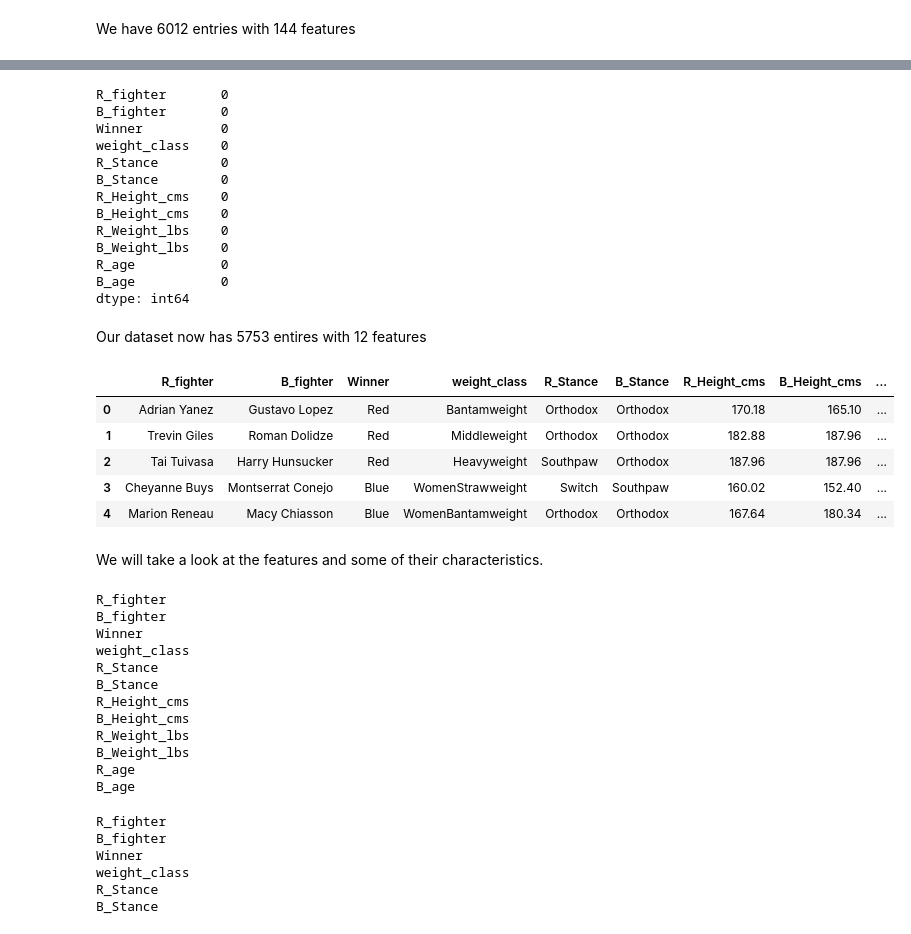
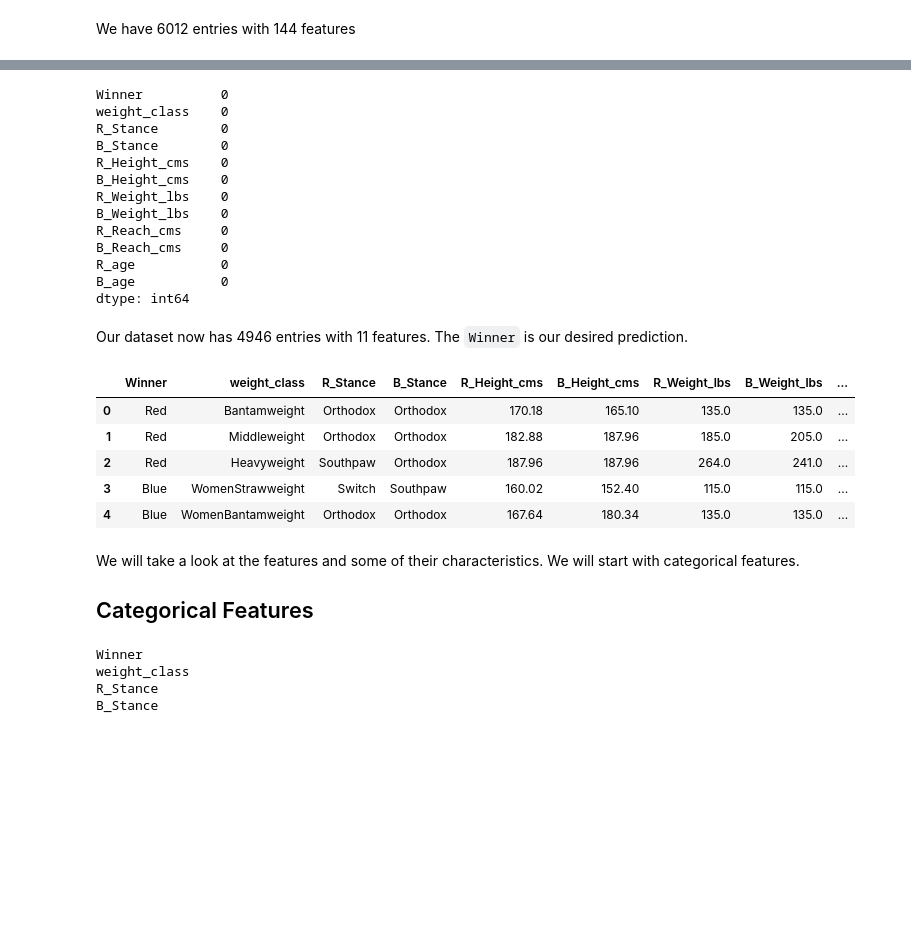
Before and after one commit to andrebhu/ufc-guesser, a Jupyter notebook: notebook.ipynb, the cells around one changed output, grey strips where cells are left out. Cells and saved outputs as stored; diff of their text form; code cells hidden in the pictures; blank space fills up the shorter version.

```diff
--- a/notebook.ipynb
+++ b/notebook.ipynb
@@ -74,5 +76,7 @@ Based on the number of missing values and likely irrelevance to the match outcom
 # %%
-features = ["R_fighter", "B_fighter", "Winner", "weight_class", "R_Stance", "B_Stance", "R_Height_cms", "B_Height_cms", "R_Weight_lbs", "B_Weight_lbs", "R_age", "B_age"]
-copy_df = df[features]
-copy_df.head()
+features = ["Winner", "weight_class", "R_Stance", "B_Stance", "R_Height_cms", "B_Height_cms", "R_Weight_lbs", "B_Weight_lbs", "R_Reach_cms", "B_Reach_cms", "R_age", "B_age"]
+orig_df = df # incase we need it again
+
+df = df[features]
+df.head()
 # %% [output]
@@ -109,5 +105,5 @@ We decided in removing at most 5% of the data
 # %%
 # Remove entries with missing features
-copy_df = copy_df.dropna()
-copy_df.shape
+df = df.dropna()
+df.shape
 # %% [output]
@@ -115,8 +111,7 @@ copy_df.shape
 # %%
-copy_df.isnull().sum()
+# LGTM!
+df.isnull().sum()
 # %% [output]
-R_fighter       0
-B_fighter       0
 Winner          0
 weight_class    0
 R_Stance        0
@@ -125,45 +120,31 @@ R_Height_cms    0
 B_Height_cms    0
 R_Weight_lbs    0
 B_Weight_lbs    0
+R_Reach_cms     0
+B_Reach_cms     0
 R_age           0
 B_age           0
 dtype: int64
 # %% [markdown]
-Our dataset now has 5753 entires with 12 features
+Our dataset now has 4946 entries with 11 features. The `Winner` is our desired prediction.
 # %%
-copy_df.head()
+df.head()
 # %% [output]
-|  | R_fighter | B_fighter | Winner | weight_class | R_Stance | B_Stance | R_Height_cms | B_Height_cms | ... |
-| 0 | Adrian Yanez | Gustavo Lopez | Red | Bantamweight | Orthodox | Orthodox | 170.18 | 165.10 | ... |
-| 1 | Trevin Giles | Roman Dolidze | Red | Middleweight | Orthodox | Orthodox | 182.88 | 187.96 | ... |
-| 2 | Tai Tuivasa | Harry Hunsucker | Red | Heavyweight | Southpaw | Orthodox | 187.96 | 187.96 | ... |
-| 3 | Cheyanne Buys | Montserrat Conejo | Blue | WomenStrawweight | Switch | Southpaw | 160.02 | 152.40 | ... |
-| 4 | Marion Reneau | Macy Chiasson | Blue | WomenBantamweight | Orthodox | Orthodox | 167.64 | 180.34 | ... |
+|  | Winner | weight_class | R_Stance | B_Stance | R_Height_cms | B_Height_cms | R_Weight_lbs | B_Weight_lbs | ... |
+| 0 | Red | Bantamweight | Orthodox | Orthodox | 170.18 | 165.10 | 135.0 | 135.0 | ... |
+| 1 | Red | Middleweight | Orthodox | Orthodox | 182.88 | 187.96 | 185.0 | 205.0 | ... |
+| 2 | Red | Heavyweight | Southpaw | Orthodox | 187.96 | 187.96 | 264.0 | 241.0 | ... |
+| 3 | Blue | WomenStrawweight | Switch | Southpaw | 160.02 | 152.40 | 115.0 | 115.0 | ... |
+| 4 | Blue | WomenBantamweight | Orthodox | Orthodox | 167.64 | 180.34 | 135.0 | 135.0 | ... |
 # %% [markdown]
-We will take a look at the features and some of their characteristics.
+We will take a look at the features and some of their characteristics. We will start with categorical features.
+
+## Categorical Features
-# %%
-for col in copy_df.columns:
-    print(col)
-# %% [output]
-R_fighter
-B_fighter
-Winner
-weight_class
-R_Stance
-B_Stance
-R_Height_cms
-B_Height_cms
-R_Weight_lbs
-B_Weight_lbs
-R_age
-B_age
 # %%
-categorical_features = copy_df.select_dtypes(include=[np.object])
+categorical_features = df.select_dtypes(include=[np.object])
 for col in categorical_features.columns:
     print(col)
 # %% [output]
-R_fighter
-B_fighter
 Winner
 weight_class
 R_Stance
```
Also changed, not shown: parts of 48 cells of this notebook.
